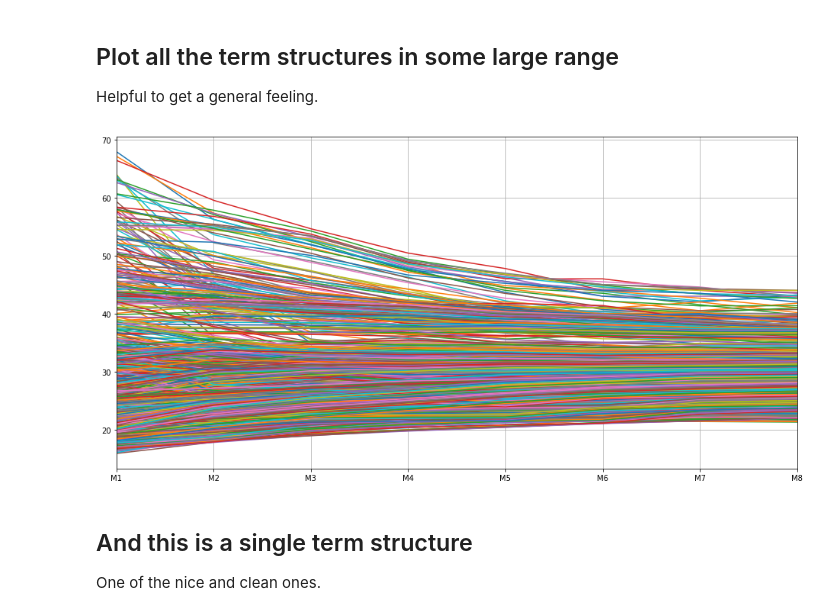
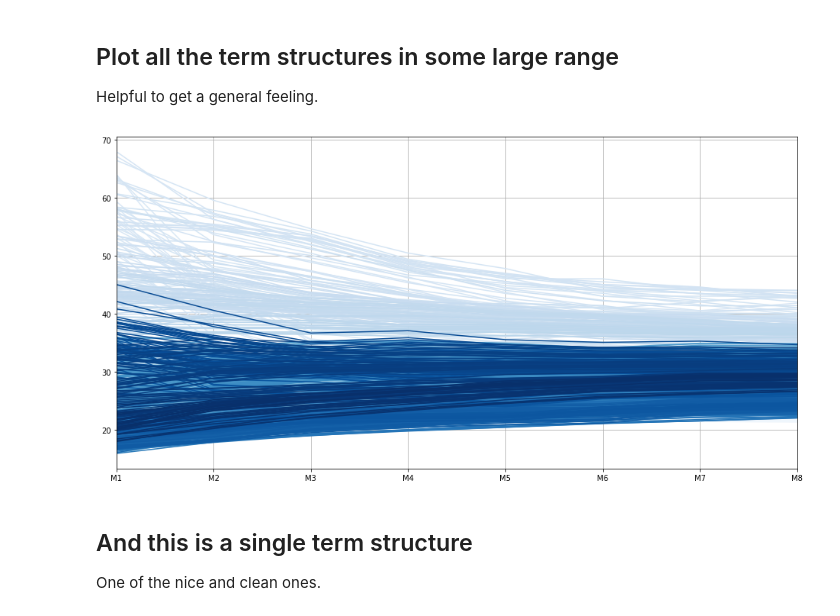
Before and after one commit to leyhline/vix-term-structure, a Jupyter notebook: overview.ipynb, the cells around one changed output. Saved outputs shown, nothing was run; the diff lists cells and outputs as text; code cells hidden in the pictures.

```diff
--- a/overview.ipynb
+++ b/overview.ipynb
@@ -12,5 +16,7 @@ import matplotlib
 
 from vixstructure.data import TermStructure, Expirations
+# %%
+mpl.rcParams["figure.figsize"] = 16, 9
 # %%
 # Consider value '0' as NaN.
 xm_settle = pd.read_csv("data/8_m_settle.csv", usecols=range(1,10), dtype=np.float32,
@@ -28,11 +41,11 @@ Helpful to get a general feeling.
 # %%
 # Plot part of the data.
 lines = xm_settle.iloc[1000:2000].T
-lines.fillna(method='pad').plot(legend=False, figsize=(16,8))
+lines.fillna(method='pad').plot(legend=False, figsize=(16,8), colormap=cm.Blues)
 plt.grid()
 plt.show()
 # %% [output]
-[figure, old version]
+[figure, new version]
 # %% [markdown]
 ## And this is a single term structure
 One of the nice and clean ones.
```
Also changed, not shown: parts of 18 cells of this notebook.
